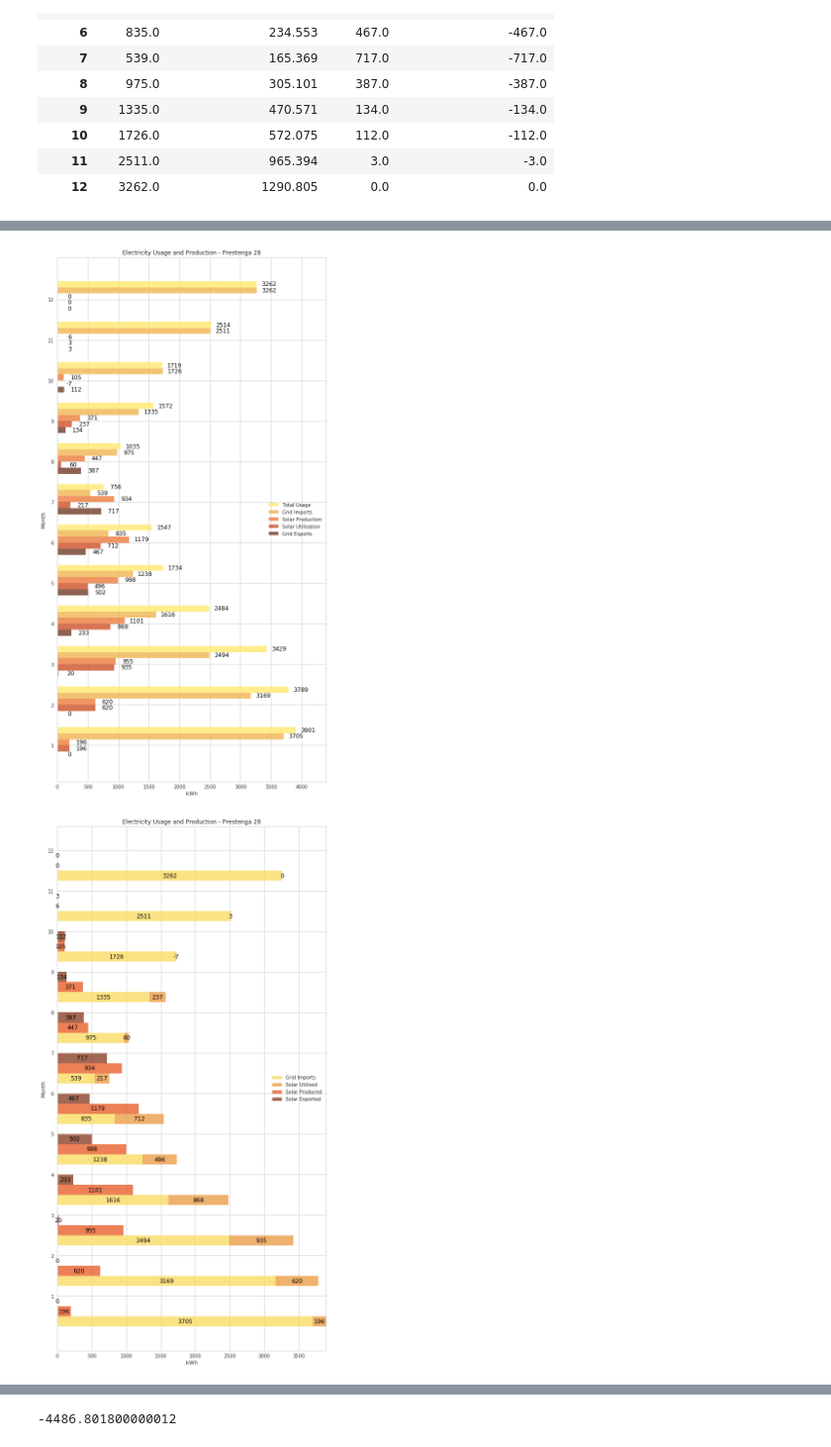
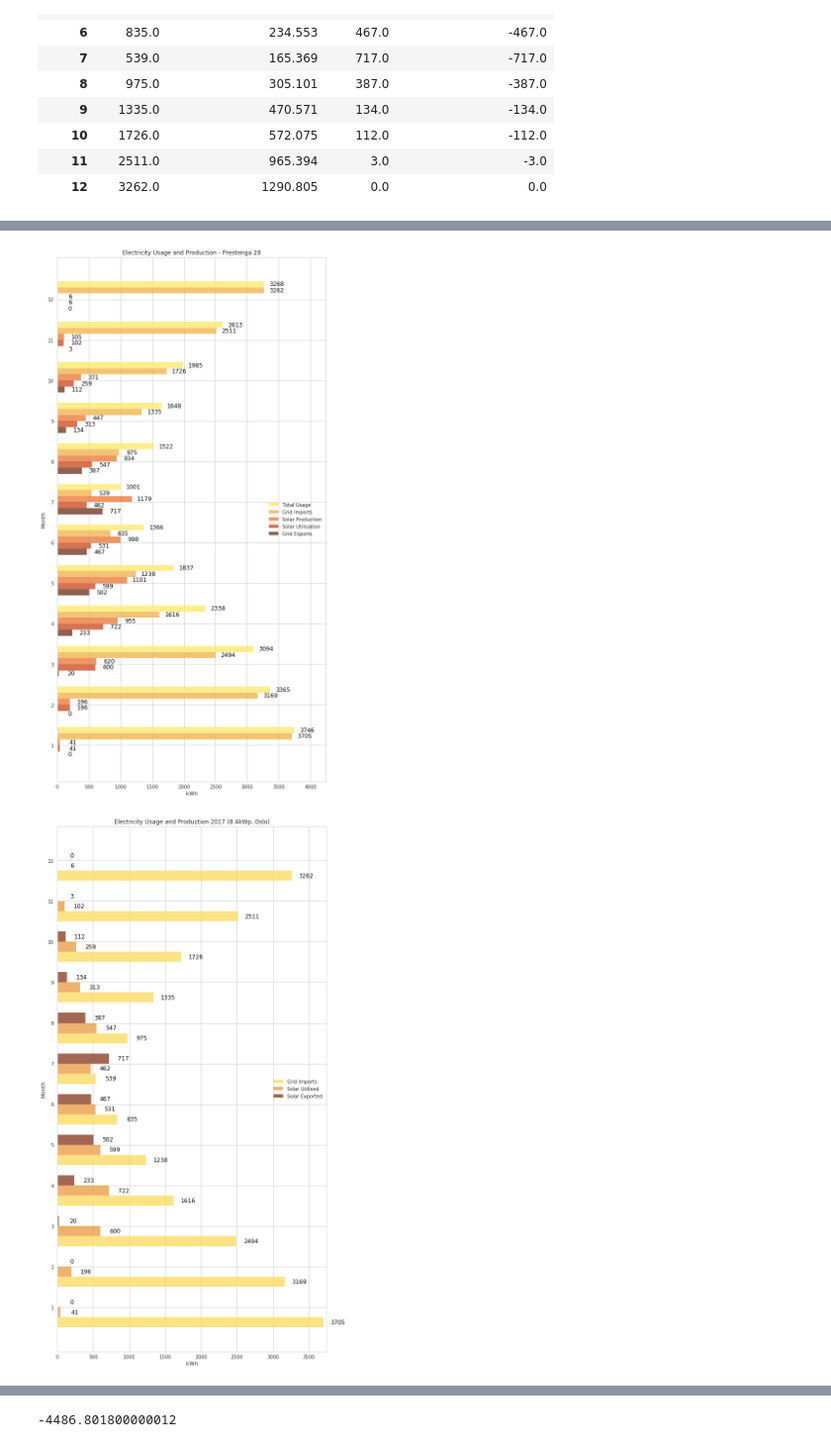
Before and after one commit to linkmic/otovo, a Jupyter notebook: Otovo2017.ipynb, the cells around one changed output, grey strips where cells are left out. Shown at 99% size. Cells and saved outputs as stored; diff of their text form; code cells hidden in the pictures.

Commit message:
lagged solar by 1 month to fix bug

```diff
--- a/Otovo2017.ipynb
+++ b/Otovo2017.ipynb
@@ -193,6 +195,7 @@ df_impexp_m
 # %%
 # Add solar production
 se = pd.Series(prod17) * 1000
+se.index = range(1, len(se)+1)
 df_impexp_m['solar_prod_kwh'] = se
 df_impexp_m.fillna(0, inplace=True)
 df_impexp_m
@@ -358,7 +361,7 @@ autolabel(r5)
 plt.legend(['Total Usage', 'Grid Imports', 'Solar Production', 'Solar Utilisation', 'Grid Exports'], loc='center right')
 plt.show()
 # %% [output]
-[figure, old version]
+[figure, new version]
 # %%
 # Test stacked layout
 
@@ -369,42 +372,41 @@ f, ax = plt.subplots(figsize=(10,20))
 def autolabel(rects):
     """
     Attach a text label above each bar displaying its height
     """
     for rect in rects:
         width = rect.get_width()
-        ax.text((rect.get_x() + width/2.), rect.get_y() + rect.get_height()/2.,
+        ax.text((rect.get_x() + width)+200, rect.get_y() + rect.get_height()/2.,
                 '%.f' % width,
                 ha='center', va='center', color='black')
 
 
 r1 = ax.barh(pos, df_impexp_m['imp_kwh'], height, alpha=0.8, color='#FADD66', label='Grid import')
-r2 = ax.barh(pos, df_impexp_m['solar_utilised_kwh'], height, df_impexp_m['imp_kwh'], alpha=0.8, color='#EB9E4A', label='Solar utilised')
-r3 = ax.barh([p + height for p in pos], df_impexp_m['solar_prod_kwh'], height, alpha=0.8, color='#E8602C', label = 'Solar production')
-r4 = ax.barh([p + height*2 for p in pos], df_impexp_m['exp_kwh'], height, alpha=0.8, color='#8C4228', label='Grid export')
+r2 = ax.barh([p + height for p in pos], df_impexp_m['solar_utilised_kwh'], height, alpha=0.8, color='#EB9E4A', label='Solar utilised')
+r3 = ax.barh([p + height*2 for p in pos], df_impexp_m['exp_kwh'], height, alpha=0.8, color='#8C4228', label='Grid export')
 
 
 ax.set_ylabel('Month')
 ax.set_xlabel('kWh')
-ax.set_title('Electricity Usage and Production - Prestenga 28')
-ax.set_yticks([p + 2.5 * height for p in pos])
+ax.set_title('Electricity Usage and Production 2017 (8.4kWp, Oslo)')
+ax.set_yticks([p + 1.5 * height for p in pos])
 
 # Set the labels for the x ticks
 ax.set_yticklabels(df_impexp_m.index.values)
 
 # Setting the x-axis and y-axis limits
 #plt.xlim(min(pos)-width, max(pos)+width*5)
 plt.xlim([0, max(df_impexp_m['solar_utilised_kwh'] + df_impexp_m['imp_kwh'])] )
 
 autolabel(r1)
 autolabel(r2)
 autolabel(r3)
-autolabel(r4)
+
 
 # Adding the legend and showing the plot
-plt.legend(['Grid Imports', 'Solar Utilised', 'Solar Produced', 'Solar Exported'], loc='center right')
+plt.legend(['Grid Imports', 'Solar Utilised', 'Solar Exported'], loc='center right')
 plt.show()
 # %% [output]
-[figure, old version]
+[figure, new version]
 # %%
 # Nettleie
 df_impexp_m['nettleie_fastledd'] = 2142/12.
```
Also changed, not shown: parts of 10 cells of this notebook, 1 other file.
